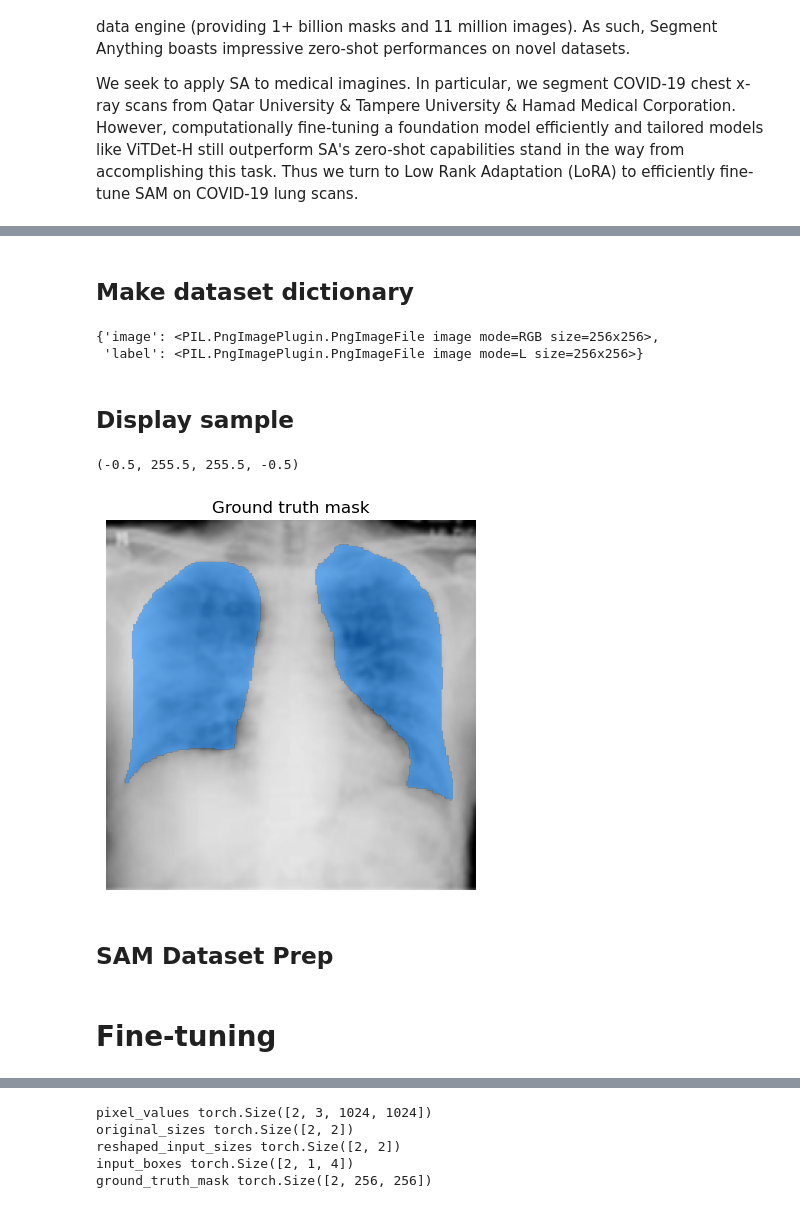
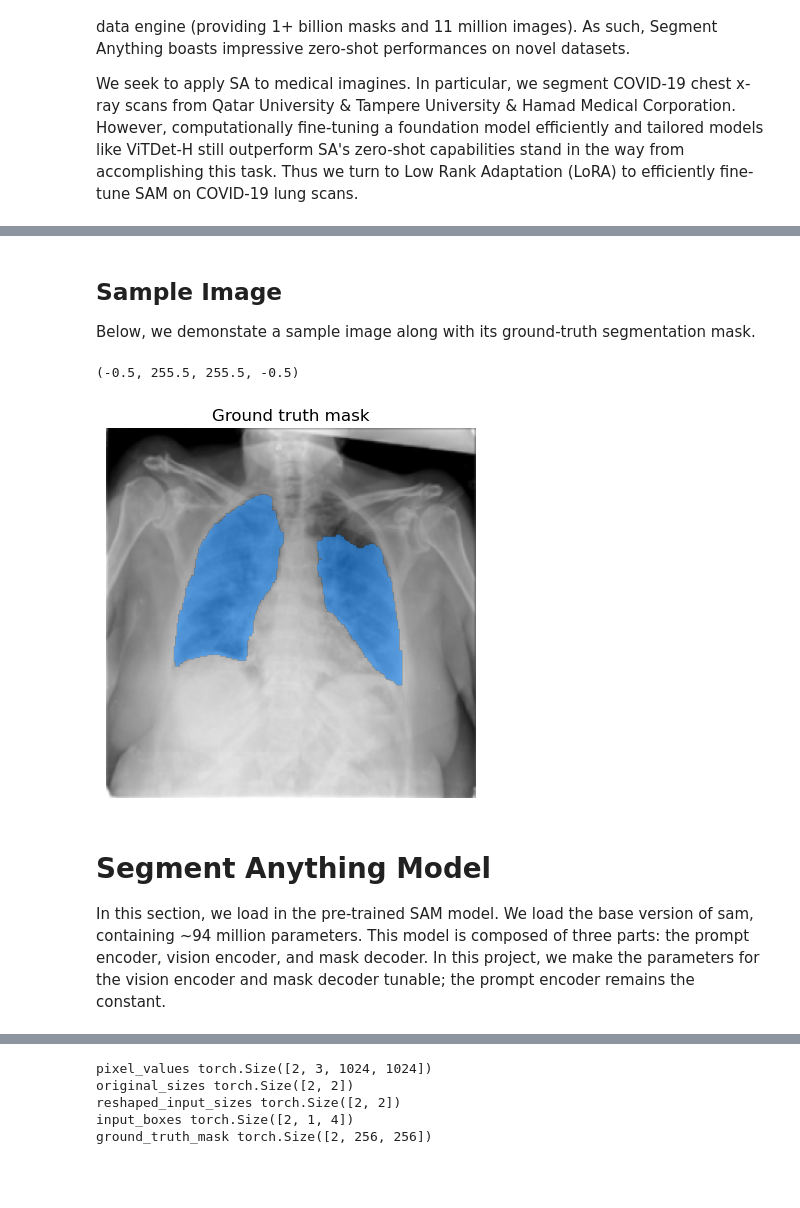
Before and after one commit to oliverc1623/cahsi-project, a Jupyter notebook: CAHSI Project Report.ipynb, the cells around one changed output, grey strips where cells are left out. Saved outputs shown, nothing was run; the diff lists cells and outputs as text; code cells hidden in the pictures; blank space fills up the shorter version.

```diff
--- a/CAHSI Project Report.ipynb
+++ b/CAHSI Project Report.ipynb
@@ -62,13 +67,3 @@ train_filelist_xray = sorted(glob.glob('datasets/QaTa-COV19/QaTa-COV19-v2/Train
 x_train = [process_data(file_xray) for file_xray in train_filelist_xray[:subset_size]]
 masks = sorted(glob.glob('datasets/QaTa-COV19/QaTa-COV19-v2/Train Set/Ground-truths/*.png'), key=numericalSort)
 y_train = [process_data(m, mask=True) for m in masks[:subset_size]]
-# %% [markdown]
-## Make dataset dictionary
-# %%
-dataset = create_dataset(x_train, y_train)
-dataset[0]
-# %% [output]
-{'image': <PIL.PngImagePlugin.PngImageFile image mode=RGB size=256x256>,
- 'label': <PIL.PngImagePlugin.PngImageFile image mode=L size=256x256>}
-# %% [markdown]
-## Display sample
@@ -75,23 +73,24 @@ dataset[0]
+# %% [markdown]
+## Sample Image
+Below, we demonstate a sample image along with its ground-truth segmentation mask.
 # %%
 def show_mask(mask, ax, random_color=False):
     if random_color:
         color = np.concatenate([np.random.random(3), np.array([0.6])], axis=0)
     else:
         color = np.array([30/255, 144/255, 255/255, 0.6])
     h, w = mask.shape[-2:]
     mask_image = mask.reshape(h, w, 1) * color.reshape(1, 1, -1)
     ax.imshow(mask_image)
-example = dataset[3]
+example = dataset[0]
 image = example["image"]
 fig, axes = plt.subplots()
 axes.imshow(np.array(image))
 ground_truth_seg = np.array(example["label"])
 show_mask(ground_truth_seg, axes, False)
 axes.title.set_text(f"Ground truth mask")
 axes.axis("off")
 # %% [output]
 (-0.5, 255.5, 255.5, -0.5)
-[figure, old version]
+[figure, new version]
-# %% [markdown]
-## SAM Dataset Prep
 # %%
@@ -127,5 +134,7 @@ class SAMDataset(Dataset):
-# %% [markdown]
-# Fine-tuning
+# %% [markdown]
+# Segment Anything Model
+
+In this section, we load in the pre-trained SAM model. We load the base version of sam, containing ~94 million parameters. This model is composed of three parts: the prompt encoder, vision encoder, and mask decoder. In this project, we make the parameters for the vision encoder and mask decoder tunable; the prompt encoder remains the constant.
 # %%
 processor = SamProcessor.from_pretrained("facebook/sam-vit-base")
 # %%
```
Also changed, not shown: parts of 46 cells of this notebook.
